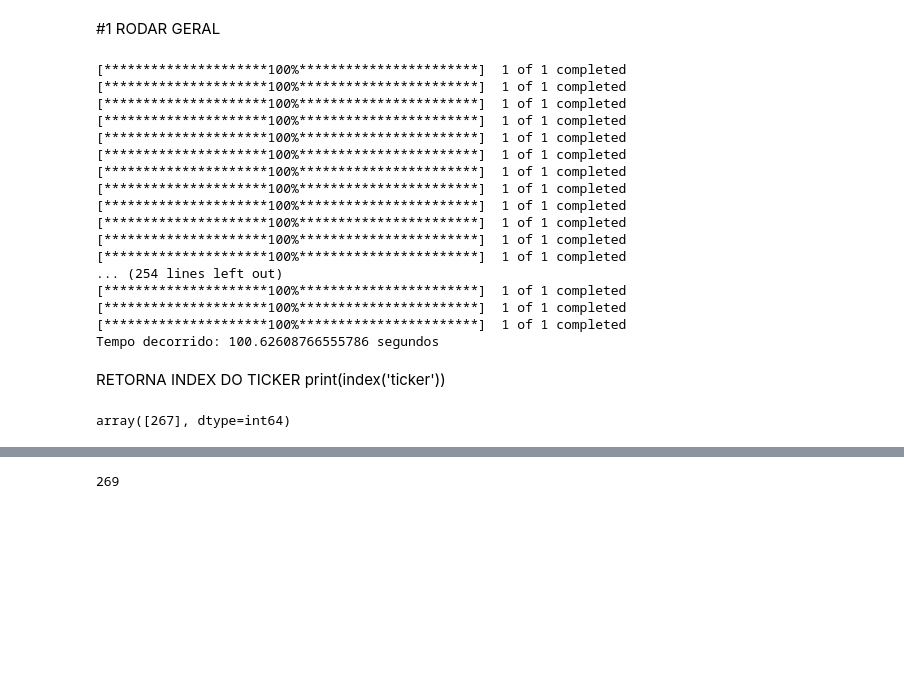
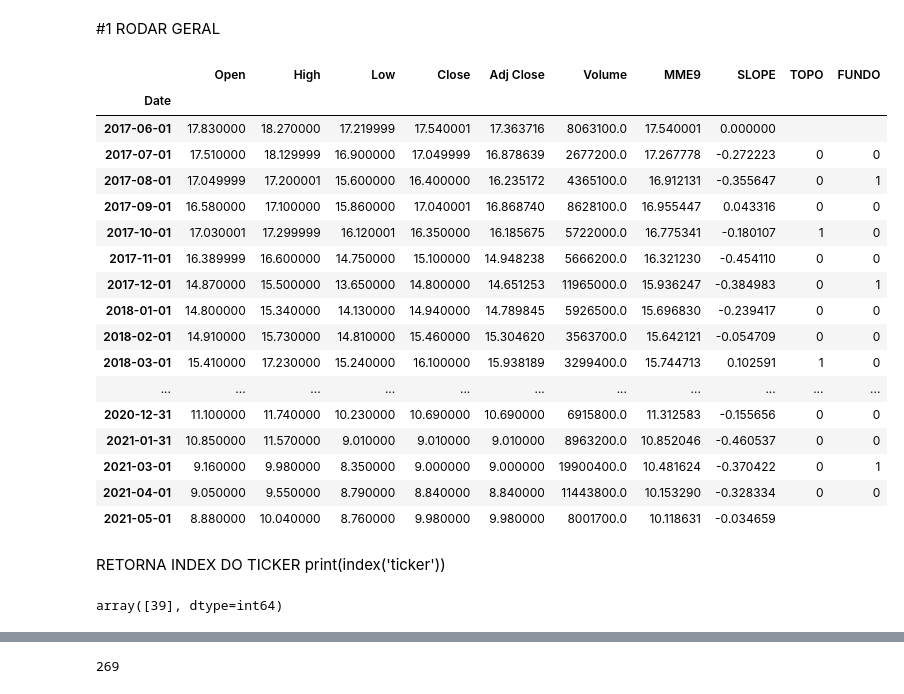
Before and after one commit to Henrique-Gomes/setup9.2, a Jupyter notebook: setup9.2.ipynb, the cells around one changed output, grey strips where cells are left out. Drawn from its saved outputs; the diff is of its cells as text; code cells hidden in the pictures; blank space fills up the shorter version.

```diff
--- a/setup9.2.ipynb
+++ b/setup9.2.ipynb
@@ -240,32 +406,36 @@ def gappingdown (df,aux):
+# %%
+auxmo[0]
+# %% [output]
+|  | Open | High | Low | Close | Adj Close | Volume | MME9 | SLOPE | TOPO | FUNDO |
+| Date |  |  |  |  |  |  |  |  |  |  |
+| 2017-06-01 | 17.830000 | 18.270000 | 17.219999 | 17.540001 | 17.363716 | 8063100.0 | 17.540001 | 0.000000 |  |  |
+| 2017-07-01 | 17.510000 | 18.129999 | 16.900000 | 17.049999 | 16.878639 | 2677200.0 | 17.267778 | -0.272223 | 0 | 0 |
+| 2017-08-01 | 17.049999 | 17.200001 | 15.600000 | 16.400000 | 16.235172 | 4365100.0 | 16.912131 | -0.355647 | 0 | 1 |
+| 2017-09-01 | 16.580000 | 17.100000 | 15.860000 | 17.040001 | 16.868740 | 8628100.0 | 16.955447 | 0.043316 | 0 | 0 |
+| 2017-10-01 | 17.030001 | 17.299999 | 16.120001 | 16.350000 | 16.185675 | 5722000.0 | 16.775341 | -0.180107 | 1 | 0 |
+| 2017-11-01 | 16.389999 | 16.600000 | 14.750000 | 15.100000 | 14.948238 | 5666200.0 | 16.321230 | -0.454110 | 0 | 0 |
+| 2017-12-01 | 14.870000 | 15.500000 | 13.650000 | 14.800000 | 14.651253 | 11965000.0 | 15.936247 | -0.384983 | 0 | 1 |
+| 2018-01-01 | 14.800000 | 15.340000 | 14.130000 | 14.940000 | 14.789845 | 5926500.0 | 15.696830 | -0.239417 | 0 | 0 |
+| 2018-02-01 | 14.910000 | 15.730000 | 14.810000 | 15.460000 | 15.304620 | 3563700.0 | 15.642121 | -0.054709 | 0 | 0 |
+| 2018-03-01 | 15.410000 | 17.230000 | 15.240000 | 16.100000 | 15.938189 | 3299400.0 | 15.744713 | 0.102591 | 1 | 0 |
+| ... | ... | ... | ... | ... | ... | ... | ... | ... | ... | ... |
+| 2020-12-31 | 11.100000 | 11.740000 | 10.230000 | 10.690000 | 10.690000 | 6915800.0 | 11.312583 | -0.155656 | 0 | 0 |
+| 2021-01-31 | 10.850000 | 11.570000 | 9.010000 | 9.010000 | 9.010000 | 8963200.0 | 10.852046 | -0.460537 | 0 | 0 |
+| 2021-03-01 | 9.160000 | 9.980000 | 8.350000 | 9.000000 | 9.000000 | 19900400.0 | 10.481624 | -0.370422 | 0 | 1 |
+| 2021-04-01 | 9.050000 | 9.550000 | 8.790000 | 8.840000 | 8.840000 | 11443800.0 | 10.153290 | -0.328334 | 0 | 0 |
+| 2021-05-01 | 8.880000 | 10.040000 | 8.760000 | 9.980000 | 9.980000 | 8001700.0 | 10.118631 | -0.034659 |  |  |
 # %%
+%%capture
 t1 = time();
-inicializar();
-df,aux = carregardf();
-aux = atualizacaodiaria(df,aux);
+#df,aux = carregardf();
+#aux = atualizacaodiaria(df,aux);
+aux = MME9(df,aux)
 setup92(df,aux);
-gappingup(df,aux);
-gappingdown(df,aux);
+#gappingup(df,auxmo);
+#gappingdown(df,auxmo);
 t2 = time() - t1;
 winsound.Beep(690,500)
 print('Tempo decorrido: {} segundos'.format(t2))
-# %% [output]
-[*********************100%***********************]  1 of 1 completed
-[*********************100%***********************]  1 of 1 completed
-[*********************100%***********************]  1 of 1 completed
-[*********************100%***********************]  1 of 1 completed
-[*********************100%***********************]  1 of 1 completed
-[*********************100%***********************]  1 of 1 completed
-[*********************100%***********************]  1 of 1 completed
-[*********************100%***********************]  1 of 1 completed
-[*********************100%***********************]  1 of 1 completed
-[*********************100%***********************]  1 of 1 completed
-[*********************100%***********************]  1 of 1 completed
-[*********************100%***********************]  1 of 1 completed
-... (254 lines left out)
-[*********************100%***********************]  1 of 1 completed
-[*********************100%***********************]  1 of 1 completed
-[*********************100%***********************]  1 of 1 completed
-Tempo decorrido: 100.62608766555786 segundos
 # %% [markdown]
 RETORNA INDEX DO TICKER print(index('ticker'))
 # %%
@@ -275,6 +445,6 @@ def index(ticker):
     index = (df[df['tickers'] == ticker].index.values)
     return index
 # %%
-index('WIZS3')
+index('BPAC11')
 # %% [output]
-array([267], dtype=int64)
+array([39], dtype=int64)
```
Also changed, not shown: parts of 22 cells of this notebook.
